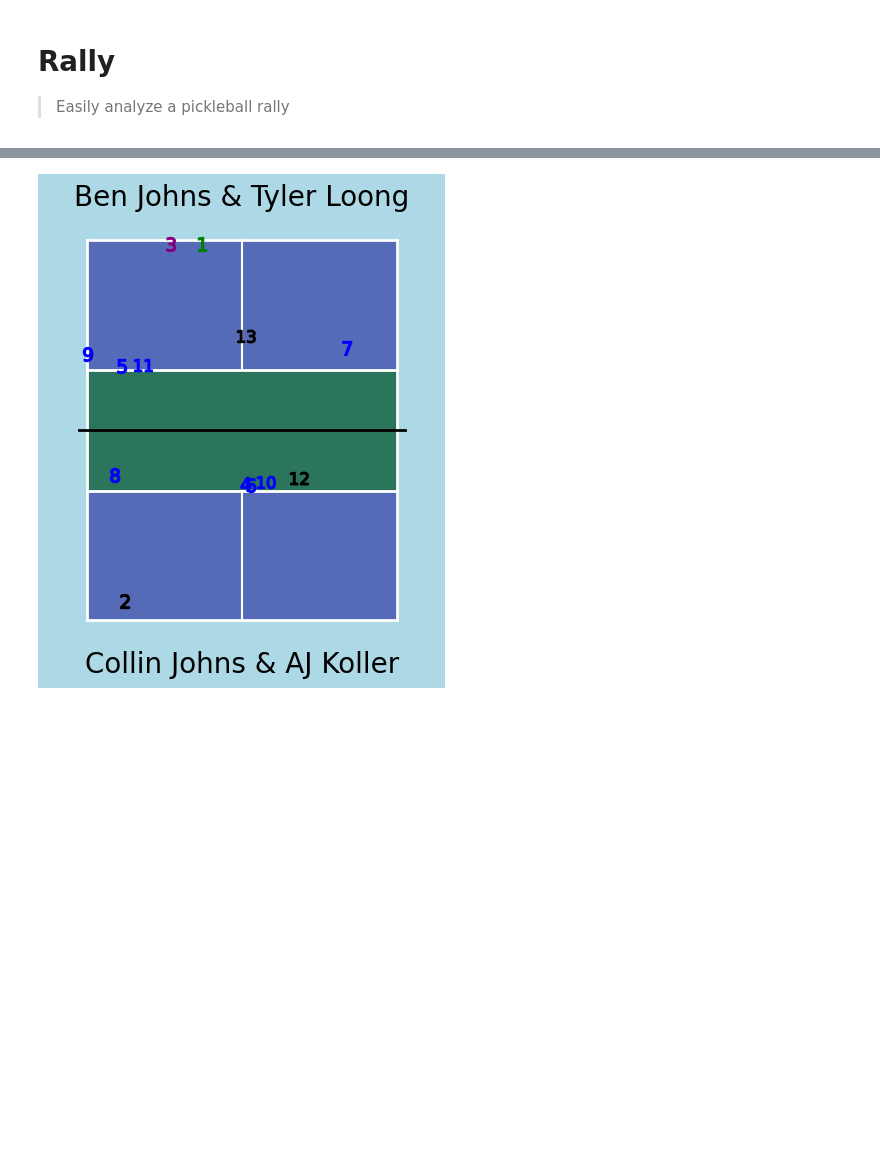
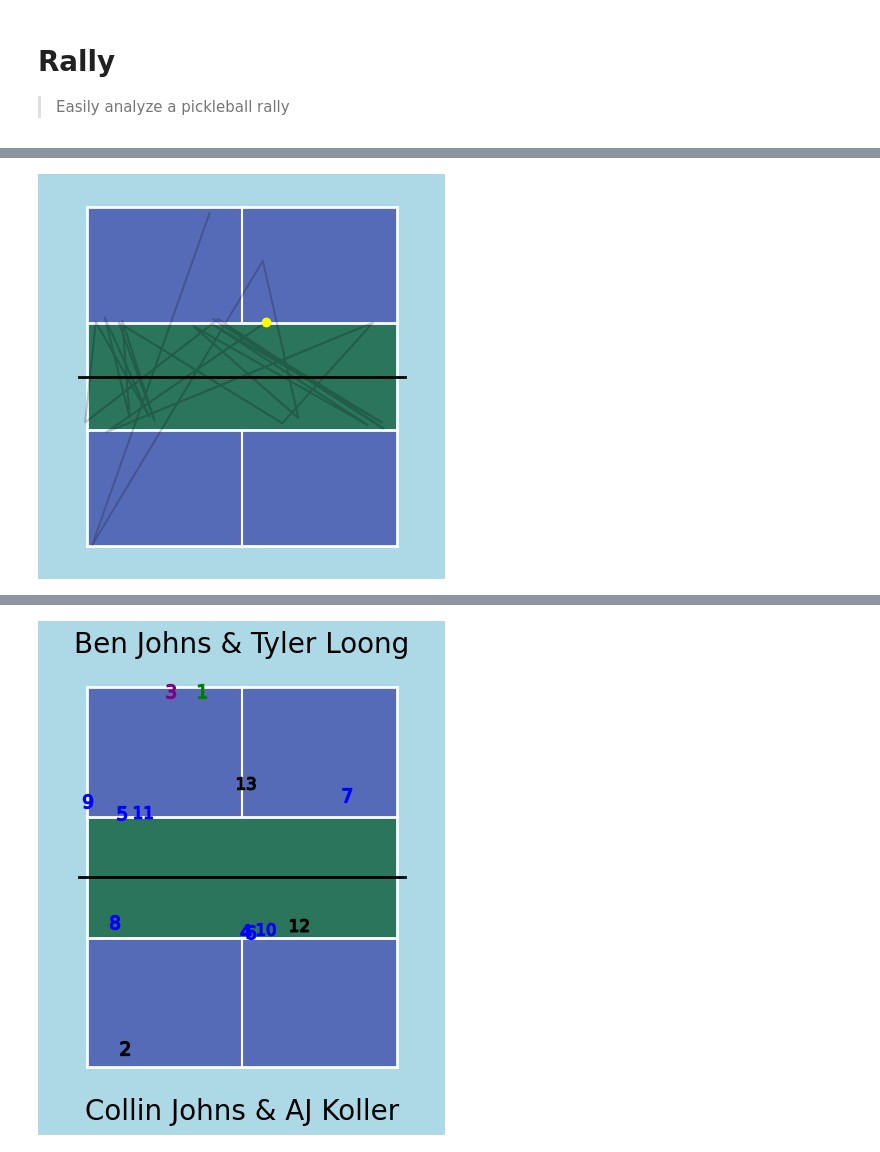
Before and after one commit to NolanSmyth/pklshop, a Jupyter notebook: nbs/07_rally.ipynb, the cells around one changed output, grey strips where cells are left out. Cells and saved outputs as stored; diff of their text form; code cells hidden in the pictures; blank space fills up the shorter version.

```diff
--- a/nbs/07_rally.ipynb
+++ b/nbs/07_rally.ipynb
@@ -157,8 +190,43 @@ class Rally:
         # plt.savefig("../figures/rally.png", facecolor=fig.get_facecolor())
 
         plt.show()
+
+    def animate_rally(self):
+        N = 100
+        speed_fac = 3
+
+        xposinterp = np.array(
+            [
+                np.linspace(self.xcoords[i], self.xcoords[i + 1], int(N / speed_fac))
+                for i in range(len(self.xcoords) - 1)
+            ]
+        ).flatten()
+        yposinterp = np.array(
+            [
+                np.linspace(
+                    self.ycoords_flipped[i], self.ycoords_flipped[i + 1], int(N / speed_fac)
+                )
+                for i in range(len(self.ycoords_flipped) - 1)
+            ]
+        ).flatten()
+        position = np.array([xposinterp, yposinterp]).T
+
+        # generate figure and axis
+        fig, ax = plt.subplots(figsize=(5, 5))
+
+        n_frames = len(xposinterp)
+        # define the animation
+        ani = FuncAnimation(fig=fig, func=animate, interval=20, frames=n_frames, fargs=(ax, fig, position))
+
+        # show the animation
+        # plt.show()
+        ani.save("../figures/rally.gif", writer="pillow")
 # %%
-r = Rally("R1009")
+r = Rally("R1020")
+# %%
+r.animate_rally()
+# %% [output]
+[figure, added]
 # %%
 r.shots.head()
 # %% [output]
```
Also changed, not shown: parts of 2 cells of this notebook, 19 other files.
